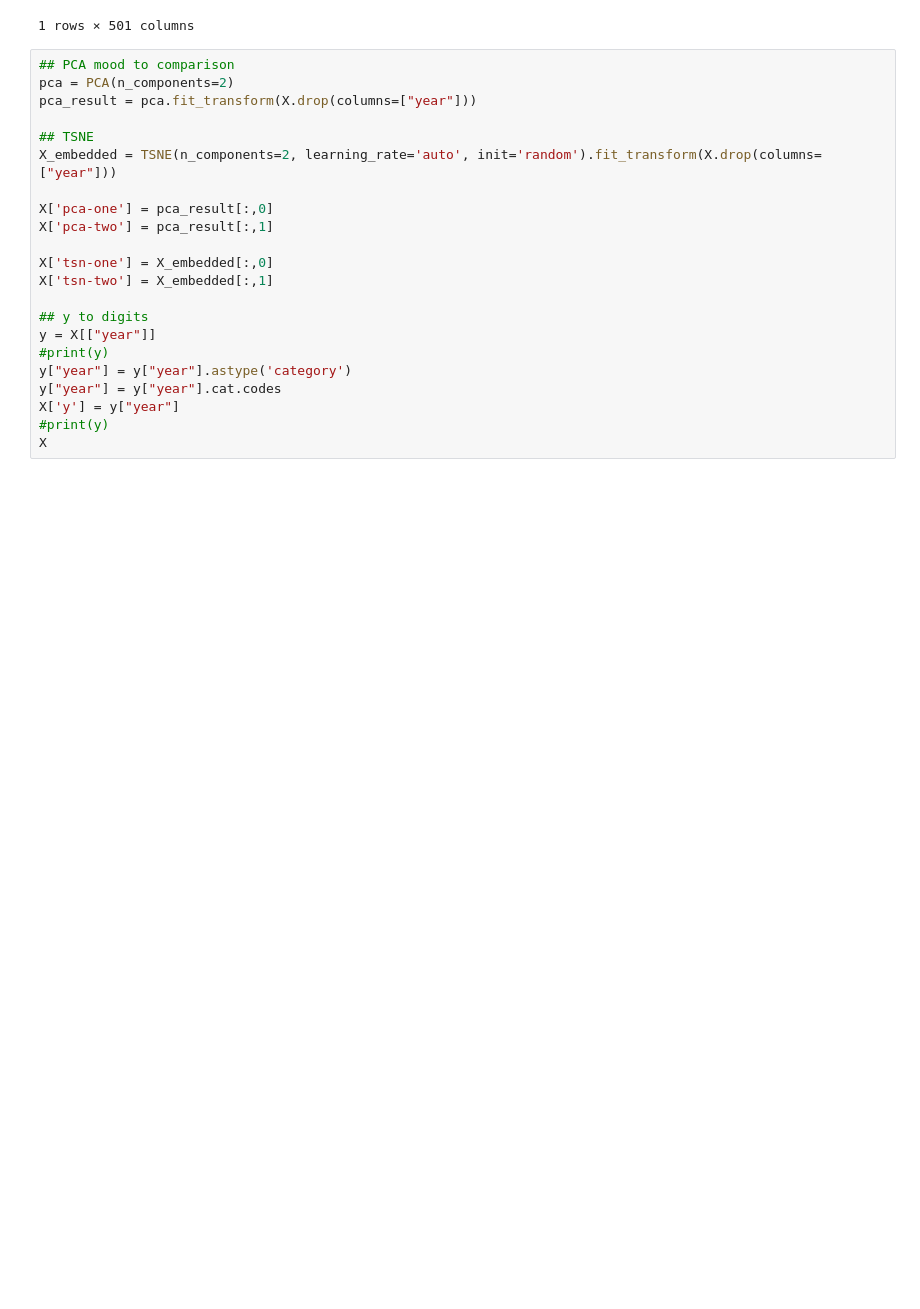
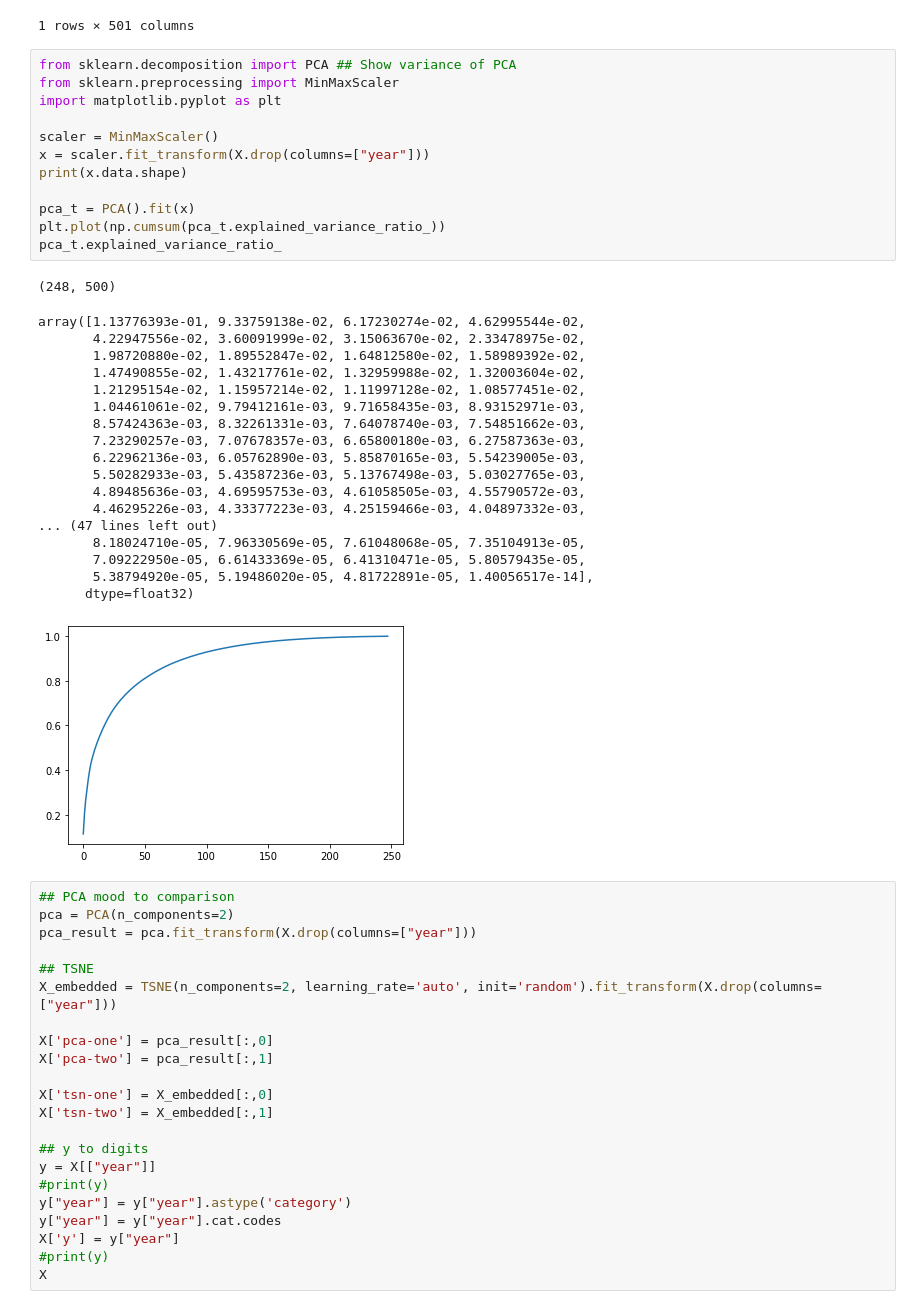
Before and after one commit to jonahank/Vote-Prediction-Model, a Jupyter notebook: data_analysis/embeddings/embedding_cluster.ipynb, the cells around one changed output. Drawn from its saved outputs; the diff is of its cells as text; blank space fills up the shorter version.

```diff
--- a/data_analysis/embeddings/embedding_cluster.ipynb
+++ b/data_analysis/embeddings/embedding_cluster.ipynb
@@ -418,6 +426,38 @@ X.head(1)
 |  | 0 | 1 | 2 | 3 | 4 | 5 | 6 | 7 | 8 | 9 | ... | ... |
 | 139 | -0.098641 | 0.0328 | 0.053112 | -0.187287 | -0.065939 | 0.053231 | -0.114348 | 0.008287 | 0.066815 | -0.023844 | ... | ... |
 1 rows × 501 columns
+# %%
+from sklearn.decomposition import PCA ## Show variance of PCA
+from sklearn.preprocessing import MinMaxScaler
+import matplotlib.pyplot as plt
+
+scaler = MinMaxScaler()
+x = scaler.fit_transform(X.drop(columns=["year"]))
+print(x.data.shape)
+
+pca_t = PCA().fit(x)
+plt.plot(np.cumsum(pca_t.explained_variance_ratio_))
+pca_t.explained_variance_ratio_
+# %% [output]
+(248, 500)
+array([1.13776393e-01, 9.33759138e-02, 6.17230274e-02, 4.62995544e-02,
+       4.22947556e-02, 3.60091999e-02, 3.15063670e-02, 2.33478975e-02,
+       1.98720880e-02, 1.89552847e-02, 1.64812580e-02, 1.58989392e-02,
+       1.47490855e-02, 1.43217761e-02, 1.32959988e-02, 1.32003604e-02,
+       1.21295154e-02, 1.15957214e-02, 1.11997128e-02, 1.08577451e-02,
+       1.04461061e-02, 9.79412161e-03, 9.71658435e-03, 8.93152971e-03,
+       8.57424363e-03, 8.32261331e-03, 7.64078740e-03, 7.54851662e-03,
+       7.23290257e-03, 7.07678357e-03, 6.65800180e-03, 6.27587363e-03,
+       6.22962136e-03, 6.05762890e-03, 5.85870165e-03, 5.54239005e-03,
+       5.50282933e-03, 5.43587236e-03, 5.13767498e-03, 5.03027765e-03,
+       4.89485636e-03, 4.69595753e-03, 4.61058505e-03, 4.55790572e-03,
+       4.46295226e-03, 4.33377223e-03, 4.25159466e-03, 4.04897332e-03,
+... (47 lines left out)
+       8.18024710e-05, 7.96330569e-05, 7.61048068e-05, 7.35104913e-05,
+       7.09222950e-05, 6.61433369e-05, 6.41310471e-05, 5.80579435e-05,
+       5.38794920e-05, 5.19486020e-05, 4.81722891e-05, 1.40056517e-14],
+      dtype=float32)
+[figure, added]
 # %%
 ## PCA mood to comparison
 pca = PCA(n_components=2)
```
Also changed, not shown: parts of 6 cells of this notebook.
